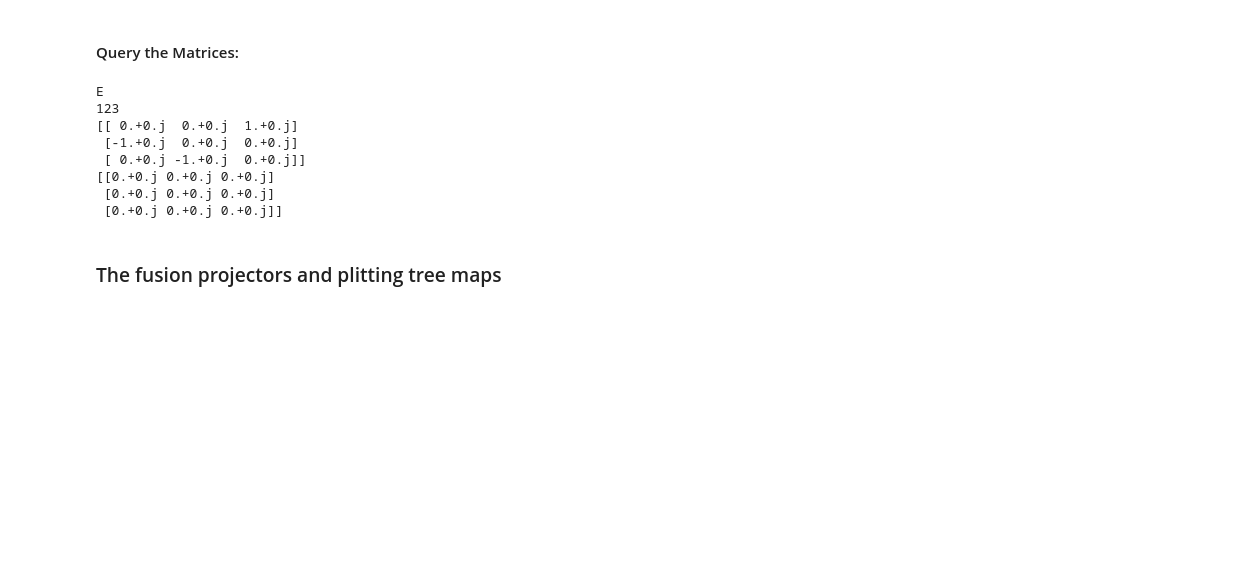
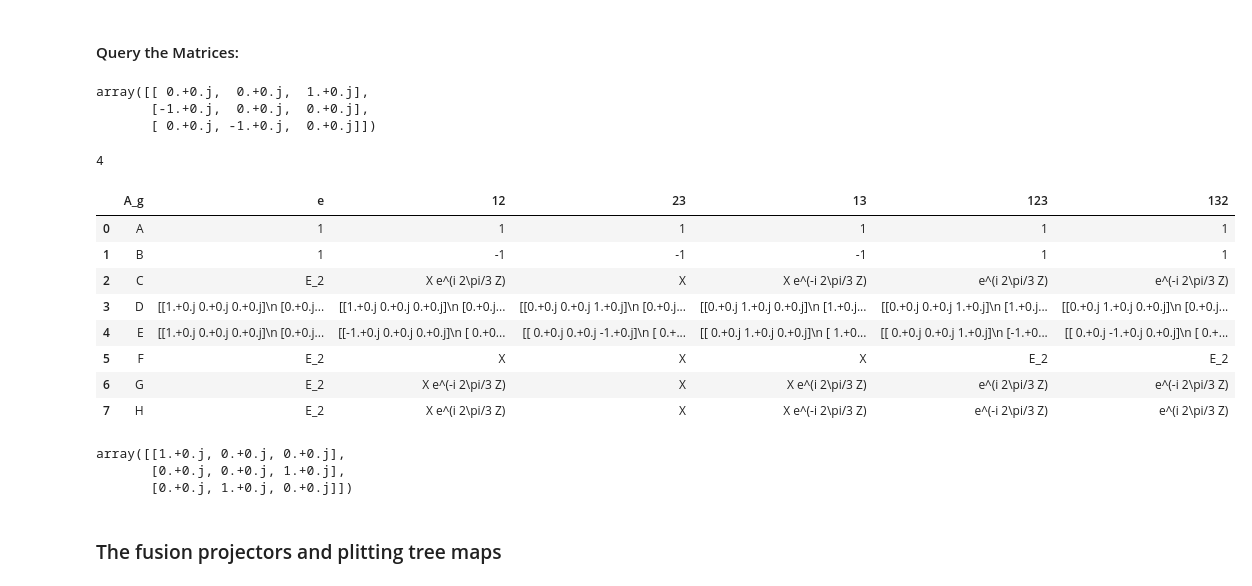
Before and after one commit to DaanTimmers/kitaevsim, a Jupyter notebook: Quantum double/q_double_S3.ipynb, the cells around one changed output. Saved outputs shown, nothing was run; the diff lists cells and outputs as text; code cells hidden in the pictures; blank space fills up the shorter version.

```diff
--- a/Quantum double/q_double_S3.ipynb
+++ b/Quantum double/q_double_S3.ipynb
@@ -11,7 +11,7 @@ def dag(M):
 def matInv(M):
     return np.linalg.inv(M)
 def is_eq(A,B):
-    return np.array_equal(A,B)
+    return np.allclose(A,B, rtol=1e-05, atol=1e-08)
 # %%
 om = np.exp(1.j*2*np.pi/3)
 print(om)
@@ -323,19 +323,3 @@ def b_mat(an_type, g):
     return B
 # %% [markdown]
 #### Query the Matrices:
-# %%
-an = 4
-g = 4
-print(Particles_lab_Q[an])
-print(g_lab[g])
-print(a_mat(an, g))
-print(b_mat(an, g))
-# %% [output]
-E
-123
-[[ 0.+0.j  0.+0.j  1.+0.j]
- [-1.+0.j  0.+0.j  0.+0.j]
- [ 0.+0.j -1.+0.j  0.+0.j]]
-[[0.+0.j 0.+0.j 0.+0.j]
- [0.+0.j 0.+0.j 0.+0.j]
- [0.+0.j 0.+0.j 0.+0.j]]
@@ -342,3 +380,52 @@ E
+# %%
+a_mat(4,4)
+# %% [output]
+array([[ 0.+0.j,  0.+0.j,  1.+0.j],
+       [-1.+0.j,  0.+0.j,  0.+0.j],
+       [ 0.+0.j, -1.+0.j,  0.+0.j]])
+# %%
+from IPython.display import display_html
+from itertools import chain,cycle
+def display_side_by_side(*args,titles=cycle([''])):
+    html_str=''
+    for df,title in zip(args, chain(titles,cycle(['</br>'])) ):
+        html_str+='<th style="text-align:center"><td style="vertical-align:top">'
+        html_str+=f'<h2 style="text-align: center;">{title}</h2>'
+        html_str+=df.to_html().replace('table','table style="display:inline"')
+        html_str+='</td></th>'
+    display_html(html_str,raw=True)
+# %%
+np.size(np.array([[2,2 ],[3,2]]))
+# %% [output]
+4
+# %%
+data = {g_lab[m]:list(itertools.chain(*zip([mat_2d_lab(a_mat(i,m)) for i in range(N_anyons)],[mat_2d_lab(b_mat(i,m)) for i in range(N_anyons)]))) for m in range(6)}
+data_a = {**{"A_g":[Particles_lab_Q[j] for j in range(N_anyons)]},**{g_lab[m]:[mat_2d_lab(a_mat(i,m)) for i in range(N_anyons)] for m in range(6)}}
+data_b = {**{"B_h":[Particles_lab_Q[j] for j in range(N_anyons)]},**{g_lab[m]:[mat_2d_lab(b_mat(i,m)) for i in range(N_anyons)] for m in range(6)}}
+
+mindex = pd.MultiIndex.from_product([[Particles_lab_Q[j] for j in range(N_anyons)],["A_g", "B_h"]], names=["first", "second"])
+df = pd.DataFrame(data, index=mindex)
+df_a = pd.DataFrame(data_a)
+df_b = pd.DataFrame(data_b)
+
+#print(df_a.to_latex(index=False))
+display_side_by_side(df_a)
+# %% [output]
+|  | A_g | e | 12 | 23 | 13 | 123 | 132 |
+| 0 | A | 1 | 1 | 1 | 1 | 1 | 1 |
+| 1 | B | 1 | -1 | -1 | -1 | 1 | 1 |
+| 2 | C | E_2 | X e^(i 2\pi/3 Z) | X | X e^(-i 2\pi/3 Z) | e^(i 2\pi/3 Z) | e^(-i 2\pi/3 Z) |
+| 3 | D | [[1.+0.j 0.+0.j 0.+0.j]\n [0.+0.j... | [[1.+0.j 0.+0.j 0.+0.j]\n [0.+0.j... | [[0.+0.j 0.+0.j 1.+0.j]\n [0.+0.j... | [[0.+0.j 1.+0.j 0.+0.j]\n [1.+0.j... | [[0.+0.j 0.+0.j 1.+0.j]\n [1.+0.j... | [[0.+0.j 1.+0.j 0.+0.j]\n [0.+0.j... |
+| 4 | E | [[1.+0.j 0.+0.j 0.+0.j]\n [0.+0.j... | [[-1.+0.j 0.+0.j 0.+0.j]\n [ 0.+0... | [[ 0.+0.j 0.+0.j -1.+0.j]\n [ 0.+... | [[ 0.+0.j 1.+0.j 0.+0.j]\n [ 1.+0... | [[ 0.+0.j 0.+0.j 1.+0.j]\n [-1.+0... | [[ 0.+0.j -1.+0.j 0.+0.j]\n [ 0.+... |
+| 5 | F | E_2 | X | X | X | E_2 | E_2 |
+| 6 | G | E_2 | X e^(-i 2\pi/3 Z) | X | X e^(i 2\pi/3 Z) | e^(i 2\pi/3 Z) | e^(-i 2\pi/3 Z) |
+| 7 | H | E_2 | X e^(i 2\pi/3 Z) | X | X e^(-i 2\pi/3 Z) | e^(-i 2\pi/3 Z) | e^(i 2\pi/3 Z) |
+# %%
+a_mat(3, 1)
+# %% [output]
+array([[1.+0.j, 0.+0.j, 0.+0.j],
+       [0.+0.j, 0.+0.j, 1.+0.j],
+       [0.+0.j, 1.+0.j, 0.+0.j]])
 # %% [markdown]
 ### The fusion projectors and plitting tree maps
 # %%
```
Also changed, not shown: parts of 2 cells of this notebook, 3 other files.
